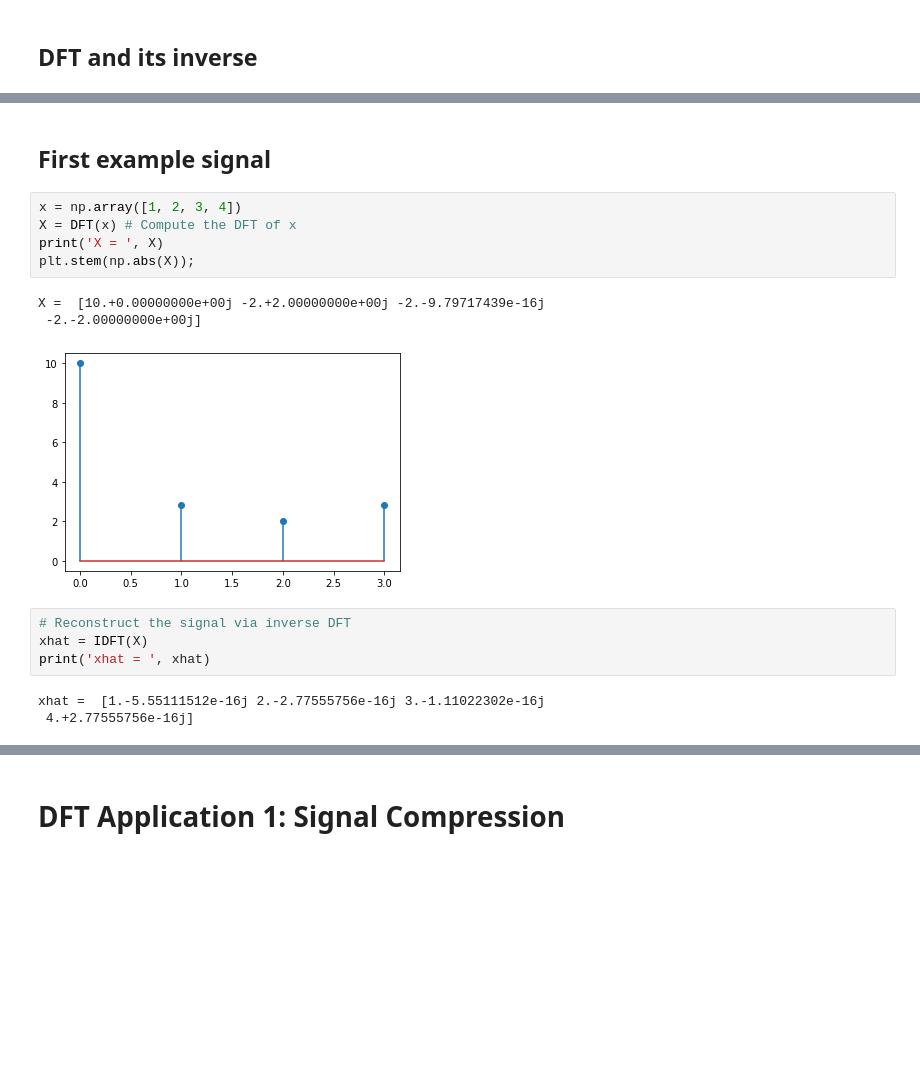
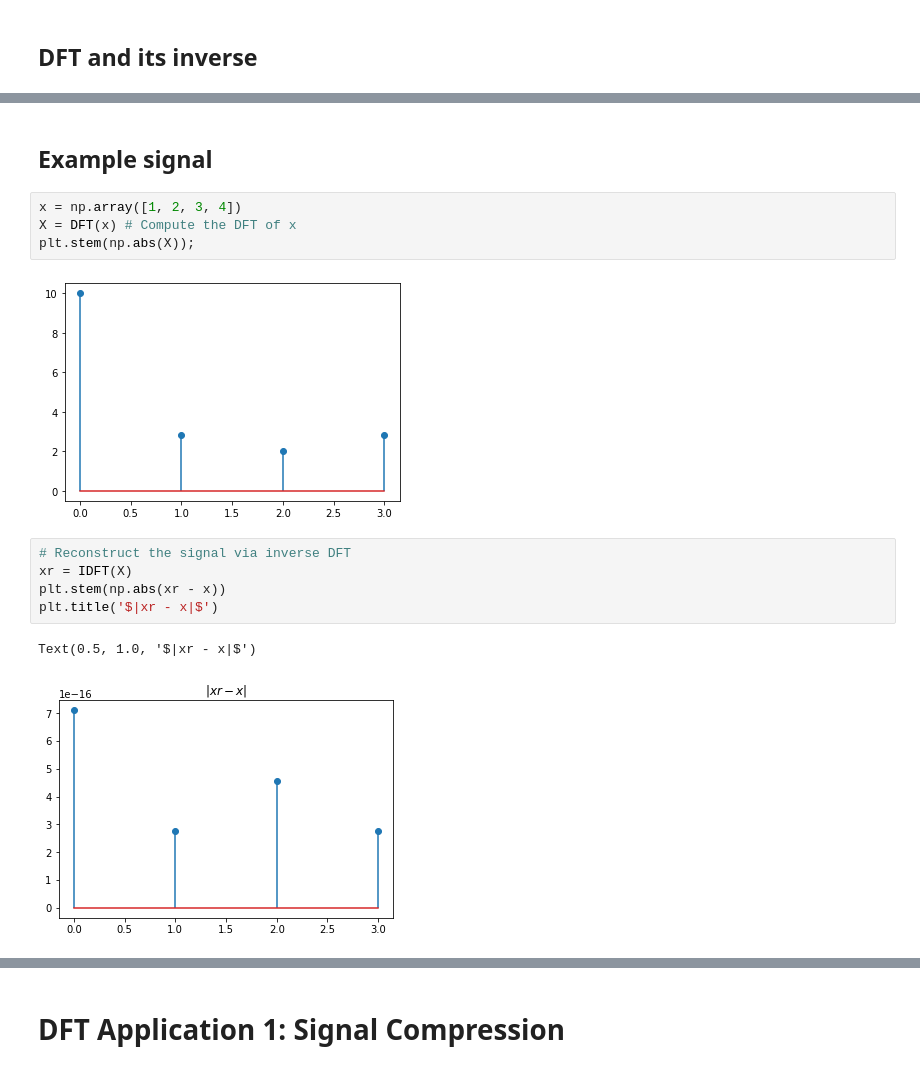
Before and after one commit to hthieu166/ece310-demos, a Jupyter notebook: demo_DFT.ipynb, the cells around one changed output, grey strips where cells are left out. Drawn from its saved outputs; the diff is of its cells as text; blank space fills up the shorter version.

```diff
--- a/demo_DFT.ipynb
+++ b/demo_DFT.ipynb
@@ -51,19 +74,17 @@ def IDFT(X):
 # %% [markdown]
-## First example signal
+## Example signal
 # %%
 x = np.array([1, 2, 3, 4])
 X = DFT(x) # Compute the DFT of x
-print('X = ', X)
 plt.stem(np.abs(X));
 # %% [output]
-X =  [10.+0.00000000e+00j -2.+2.00000000e+00j -2.-9.79717439e-16j
- -2.-2.00000000e+00j]
 [figure]
 # %%
 # Reconstruct the signal via inverse DFT
-xhat = IDFT(X)
-print('xhat = ', xhat)
+xr = IDFT(X)
+plt.stem(np.abs(xr - x))
+plt.title('$|xr - x|$')
 # %% [output]
-xhat =  [1.-5.55111512e-16j 2.-2.77555756e-16j 3.-1.11022302e-16j
- 4.+2.77555756e-16j]
+Text(0.5, 1.0, '$|xr - x|$')
+[figure, added]
 # %% [markdown]
```
Also changed, not shown: parts of 19 cells of this notebook.
